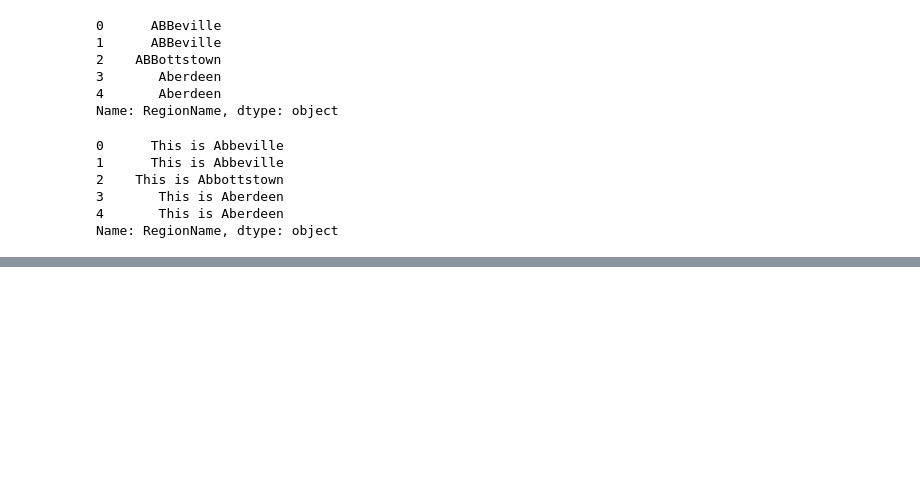
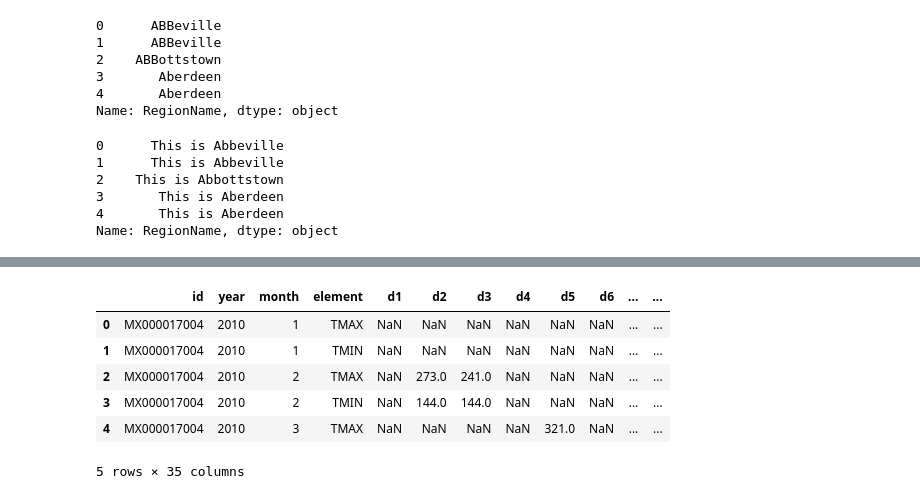
Before and after one commit to chankoo/python, a Jupyter notebook: 6.1 pandas.ipynb, the cells around one changed output, grey strips where cells are left out. Drawn from its saved outputs; the diff is of its cells as text; code cells hidden in the pictures; blank space fills up the shorter version.

```diff
--- a/6.1 pandas.ipynb
+++ b/6.1 pandas.ipynb
@@ -714,0 +1089,11 @@ Name: RegionName, dtype: object
+# %%
+wth = pd.read_csv('data/weather.txt',sep='\t')
+wth.head()
+# %% [output]
+|  | id | year | month | element | d1 | d2 | d3 | d4 | d5 | d6 | ... | ... |
+| 0 | MX000017004 | 2010 | 1 | TMAX | NaN | NaN | NaN | NaN | NaN | NaN | ... | ... |
+| 1 | MX000017004 | 2010 | 1 | TMIN | NaN | NaN | NaN | NaN | NaN | NaN | ... | ... |
+| 2 | MX000017004 | 2010 | 2 | TMAX | NaN | 273.0 | 241.0 | NaN | NaN | NaN | ... | ... |
+| 3 | MX000017004 | 2010 | 2 | TMIN | NaN | 144.0 | 144.0 | NaN | NaN | NaN | ... | ... |
+| 4 | MX000017004 | 2010 | 3 | TMAX | NaN | NaN | NaN | NaN | 321.0 | NaN | ... | ... |
+5 rows × 35 columns
```
Also changed, not shown: parts of 79 cells of this notebook.
